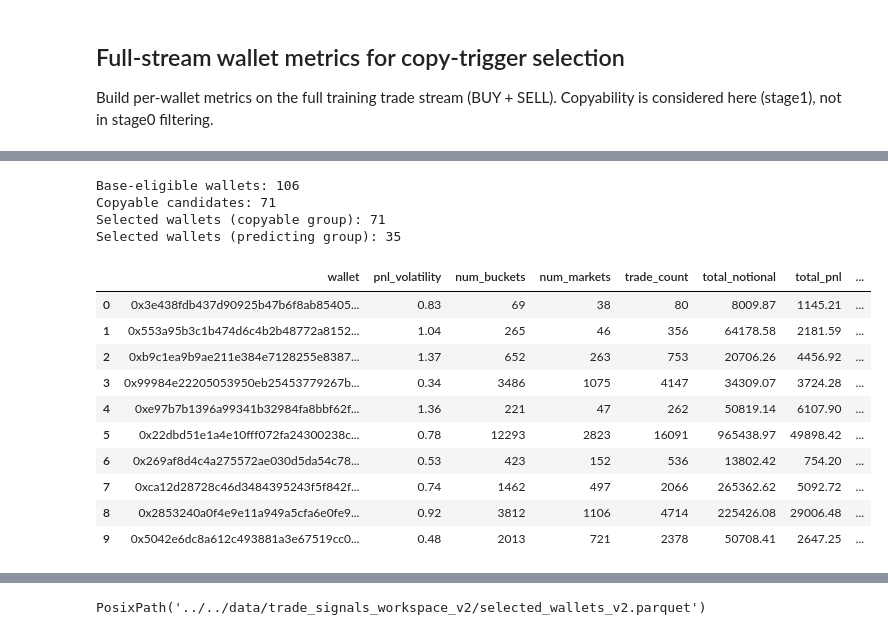
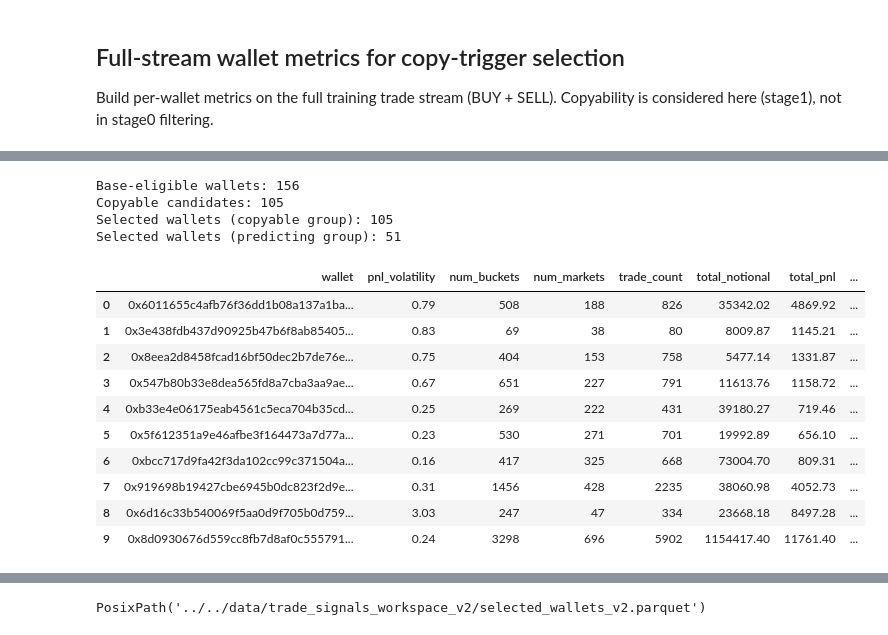
Before and after one commit to vobornij/polymarket, a Jupyter notebook: notebooks/flow/stage1_wallet_strategy_selection.ipynb, the cells around one changed output, grey strips where cells are left out. Drawn from its saved outputs; the diff is of its cells as text; code cells hidden in the pictures.

```diff
--- a/notebooks/flow/stage1_wallet_strategy_selection.ipynb
+++ b/notebooks/flow/stage1_wallet_strategy_selection.ipynb
@@ -400,8 +329,23 @@ base_mask = (
     & (candidates['top10_pnl_pct'].fillna(0.85) < 0.8)
     & (candidates['top_market_abs_pnl_pct'].fillna(candidates['top_market_pnl_pct']) < 0.25)
     & (candidates['market_pnl_hhi'].fillna(0.20) < 0.20)
-    & (candidates['median_dt'].dt.date <= (END_DATE_TRAIN - pd.Timedelta(days=60)))
+    & (candidates['median_dt'].dt.date <= (pd.Timestamp.today().date() - pd.Timedelta(days=30)))
     & (candidates['total_notional'] >= 5_000)
+)
+
+base_mask2 = (
+    # (candidates['average_roi'] >= 0.1)
+    # & (candidates['median_roi'] >= 0)
+    (candidates['num_buckets'] >= 20)
+    & (candidates['num_markets'] >= 15)
+    & (candidates['max_drawdown_to_pnl'] <= 0.3)
+    # & (candidates['top_market_pnl_pct'] < 0.3)
+    & (candidates['top5_pnl_pct'] < 0.8)
+    # & (candidates['top10_pnl_pct'].fillna(0.85) < 0.8)
+    #  & (candidates['top_market_abs_pnl_pct'].fillna(candidates['top_market_pnl_pct']) < 0.5)
+    # & (candidates['market_pnl_hhi'].fillna(0.20) < 0.20)
+    & (candidates['median_dt'].dt.date <= (pd.Timestamp.today().date() - pd.Timedelta(days=30)))
+    & (candidates['total_notional'] >= 1_000)
 )
 
 eligible_base = candidates[base_mask].copy()
@@ -469,47 +413,47 @@ predicting_pool = eligible_base[
     ~eligible_base['wallet'].isin(wallet_cohorts['copyable_group']['wallet'])
 ].copy()
 wallet_cohorts['predicting_group'] = (
     predicting_pool
     # predicting_pool[predicting_pool['predicting_final_score'] >= PREDICTING_SCORE_MIN]
     .sort_values('predicting_final_score', ascending=False)
     .reset_index(drop=True)
 )
 
 if wallet_cohorts['copyable_group'].empty:
     raise ValueError('No wallets passed copyable-group thresholds.')
 if wallet_cohorts['predicting_group'].empty:
     raise ValueError('No wallets passed predicting-group threshold.')
 
 overlap = set(wallet_cohorts['copyable_group']['wallet']) & set(wallet_cohorts['predicting_group']['wallet'])
 if overlap:
     raise ValueError(f'Wallet groups must be disjoint; found overlap of {len(overlap)} wallets.')
 
 wallet_cohorts['copyable_group']['wallet_quality'] = wallet_cohorts['copyable_group']['final_score']
 wallet_cohorts['predicting_group']['wallet_quality'] = wallet_cohorts['predicting_group']['predicting_final_score']
 
 wallet_cohorts['multi_filter'] = wallet_cohorts['copyable_group'].copy()
 
 print(f"Base-eligible wallets: {len(eligible_base):,}")
 print(f"Copyable candidates: {len(copyable_candidates):,}")
 print(f"Selected wallets (copyable group): {len(wallet_cohorts['copyable_group']):,}")
 print(f"Selected wallets (predicting group): {len(wallet_cohorts['predicting_group']):,}")
 wallet_cohorts['copyable_group'].head(10)
 # %% [output]
-Base-eligible wallets: 106
-Copyable candidates: 71
-Selected wallets (copyable group): 71
-Selected wallets (predicting group): 35
+Base-eligible wallets: 156
+Copyable candidates: 105
+Selected wallets (copyable group): 105
+Selected wallets (predicting group): 51
 |  | wallet | pnl_volatility | num_buckets | num_markets | trade_count | total_notional | total_pnl | ... |
-| 0 | 0x3e438fdb437d90925b47b6f8ab85405... | 0.83 | 69 | 38 | 80 | 8009.87 | 1145.21 | ... |
-| 1 | 0x553a95b3c1b474d6c4b2b48772a8152... | 1.04 | 265 | 46 | 356 | 64178.58 | 2181.59 | ... |
-| 2 | 0xb9c1ea9b9ae211e384e7128255e8387... | 1.37 | 652 | 263 | 753 | 20706.26 | 4456.92 | ... |
-| 3 | 0x99984e22205053950eb25453779267b... | 0.34 | 3486 | 1075 | 4147 | 34309.07 | 3724.28 | ... |
-| 4 | 0xe97b7b1396a99341b32984fa8bbf62f... | 1.36 | 221 | 47 | 262 | 50819.14 | 6107.90 | ... |
-| 5 | 0x22dbd51e1a4e10fff072fa24300238c... | 0.78 | 12293 | 2823 | 16091 | 965438.97 | 49898.42 | ... |
-| 6 | 0x269af8d4c4a275572ae030d5da54c78... | 0.53 | 423 | 152 | 536 | 13802.42 | 754.20 | ... |
-| 7 | 0xca12d28728c46d3484395243f5f842f... | 0.74 | 1462 | 497 | 2066 | 265362.62 | 5092.72 | ... |
-| 8 | 0x2853240a0f4e9e11a949a5cfa6e0fe9... | 0.92 | 3812 | 1106 | 4714 | 225426.08 | 29006.48 | ... |
-| 9 | 0x5042e6dc8a612c493881a3e67519cc0... | 0.48 | 2013 | 721 | 2378 | 50708.41 | 2647.25 | ... |
+| 0 | 0x6011655c4afb76f36dd1b08a137a1ba... | 0.79 | 508 | 188 | 826 | 35342.02 | 4869.92 | ... |
+| 1 | 0x3e438fdb437d90925b47b6f8ab85405... | 0.83 | 69 | 38 | 80 | 8009.87 | 1145.21 | ... |
+| 2 | 0x8eea2d8458fcad16bf50dec2b7de76e... | 0.75 | 404 | 153 | 758 | 5477.14 | 1331.87 | ... |
+| 3 | 0x547b80b33e8dea565fd8a7cba3aa9ae... | 0.67 | 651 | 227 | 791 | 11613.76 | 1158.72 | ... |
+| 4 | 0xb33e4e06175eab4561c5eca704b35cd... | 0.25 | 269 | 222 | 431 | 39180.27 | 719.46 | ... |
+| 5 | 0x5f612351a9e46afbe3f164473a7d77a... | 0.23 | 530 | 271 | 701 | 19992.89 | 656.10 | ... |
+| 6 | 0xbcc717d9fa42f3da102cc99c371504a... | 0.16 | 417 | 325 | 668 | 73004.70 | 809.31 | ... |
+| 7 | 0x919698b19427cbe6945b0dc823f2d9e... | 0.31 | 1456 | 428 | 2235 | 38060.98 | 4052.73 | ... |
+| 8 | 0x6d16c33b540069f5aa0d9f705b0d759... | 3.03 | 247 | 47 | 334 | 23668.18 | 8497.28 | ... |
+| 9 | 0x8d0930676d559cc8fb7d8af0c555791... | 0.24 | 3298 | 696 | 5902 | 1154417.40 | 11761.40 | ... |
 # %%
 copyable_candidates.sort_values('trade_count', ascending=False).head(20)
 # %% [output]
```
Also changed, not shown: parts of 28 cells of this notebook, 2 other files.
